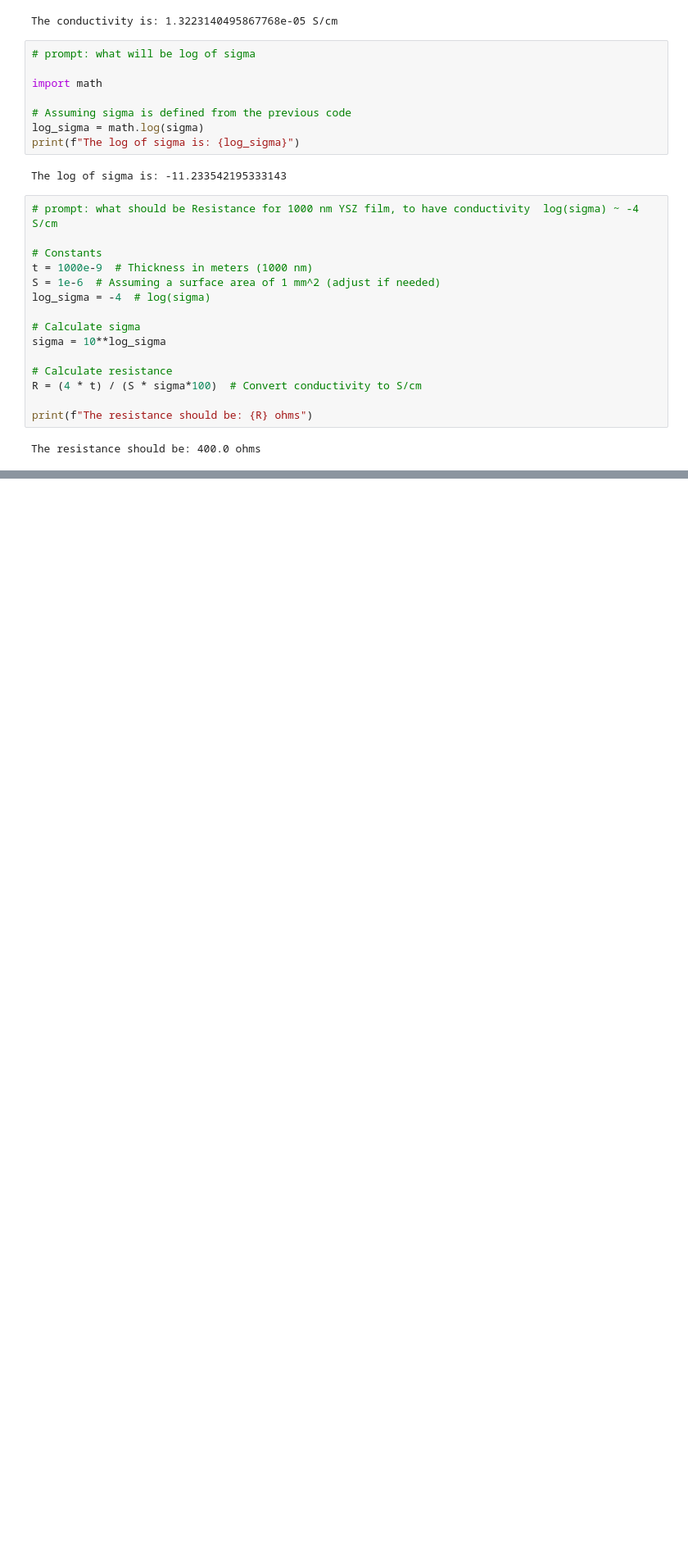
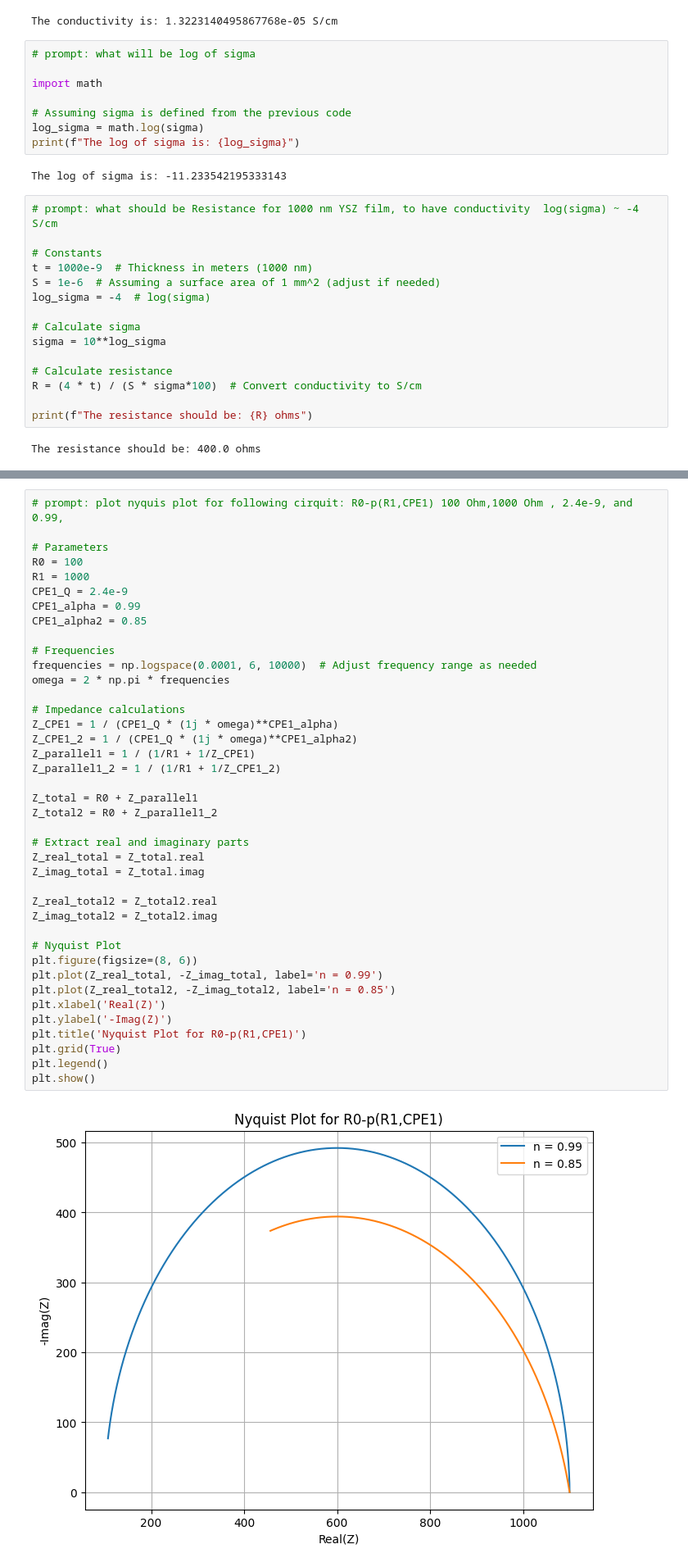
Before and after one commit to Tor91/EIS, a Jupyter notebook: EIS.ipynb, the cells around one changed output, grey strips where cells are left out. Shown at 82% size. Drawn from its saved outputs; the diff is of its cells as text; blank space fills up the shorter version.

```diff
--- a/EIS.ipynb
+++ b/EIS.ipynb
@@ -1140,0 +1187,42 @@ The resistance should be: 400.0 ohms
+# %%
+# prompt: plot nyquis plot for following cirquit: R0-p(R1,CPE1) 100 Ohm,1000 Ohm , 2.4e-9, and 0.99,
+
+# Parameters
+R0 = 100
+R1 = 1000
+CPE1_Q = 2.4e-9
+CPE1_alpha = 0.99
+CPE1_alpha2 = 0.85
+
+# Frequencies
+frequencies = np.logspace(0.0001, 6, 10000)  # Adjust frequency range as needed
+omega = 2 * np.pi * frequencies
+
+# Impedance calculations
+Z_CPE1 = 1 / (CPE1_Q * (1j * omega)**CPE1_alpha)
+Z_CPE1_2 = 1 / (CPE1_Q * (1j * omega)**CPE1_alpha2)
+Z_parallel1 = 1 / (1/R1 + 1/Z_CPE1)
+Z_parallel1_2 = 1 / (1/R1 + 1/Z_CPE1_2)
+
+Z_total = R0 + Z_parallel1
+Z_total2 = R0 + Z_parallel1_2
+
+# Extract real and imaginary parts
+Z_real_total = Z_total.real
+Z_imag_total = Z_total.imag
+
+Z_real_total2 = Z_total2.real
+Z_imag_total2 = Z_total2.imag
+
+# Nyquist Plot
+plt.figure(figsize=(8, 6))
+plt.plot(Z_real_total, -Z_imag_total, label='n = 0.99')
+plt.plot(Z_real_total2, -Z_imag_total2, label='n = 0.85')
+plt.xlabel('Real(Z)')
+plt.ylabel('-Imag(Z)')
+plt.title('Nyquist Plot for R0-p(R1,CPE1)')
+plt.grid(True)
+plt.legend()
+plt.show()
+# %% [output]
+[figure, added]
```
Also changed, not shown: parts of 1 cell of this notebook.
